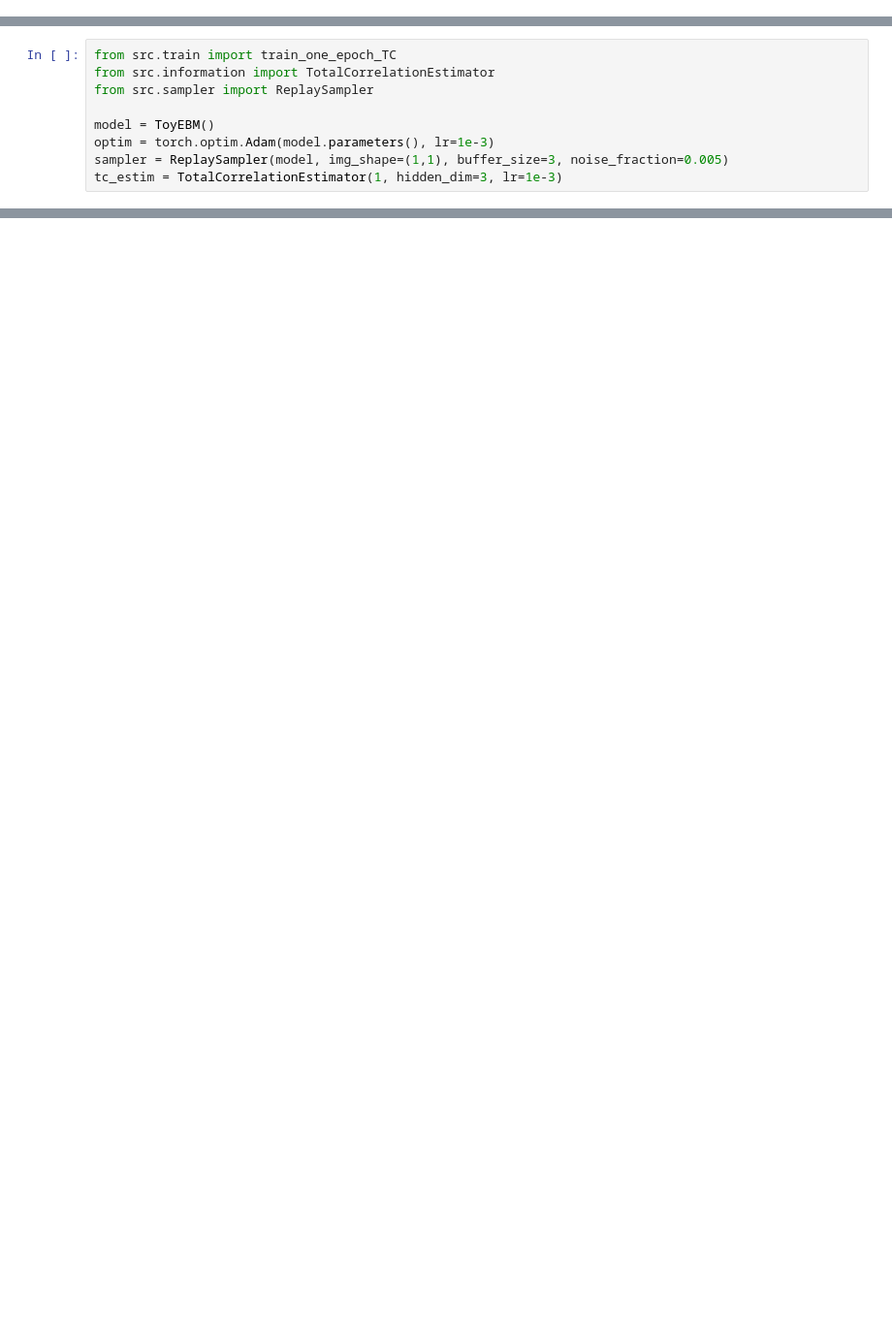
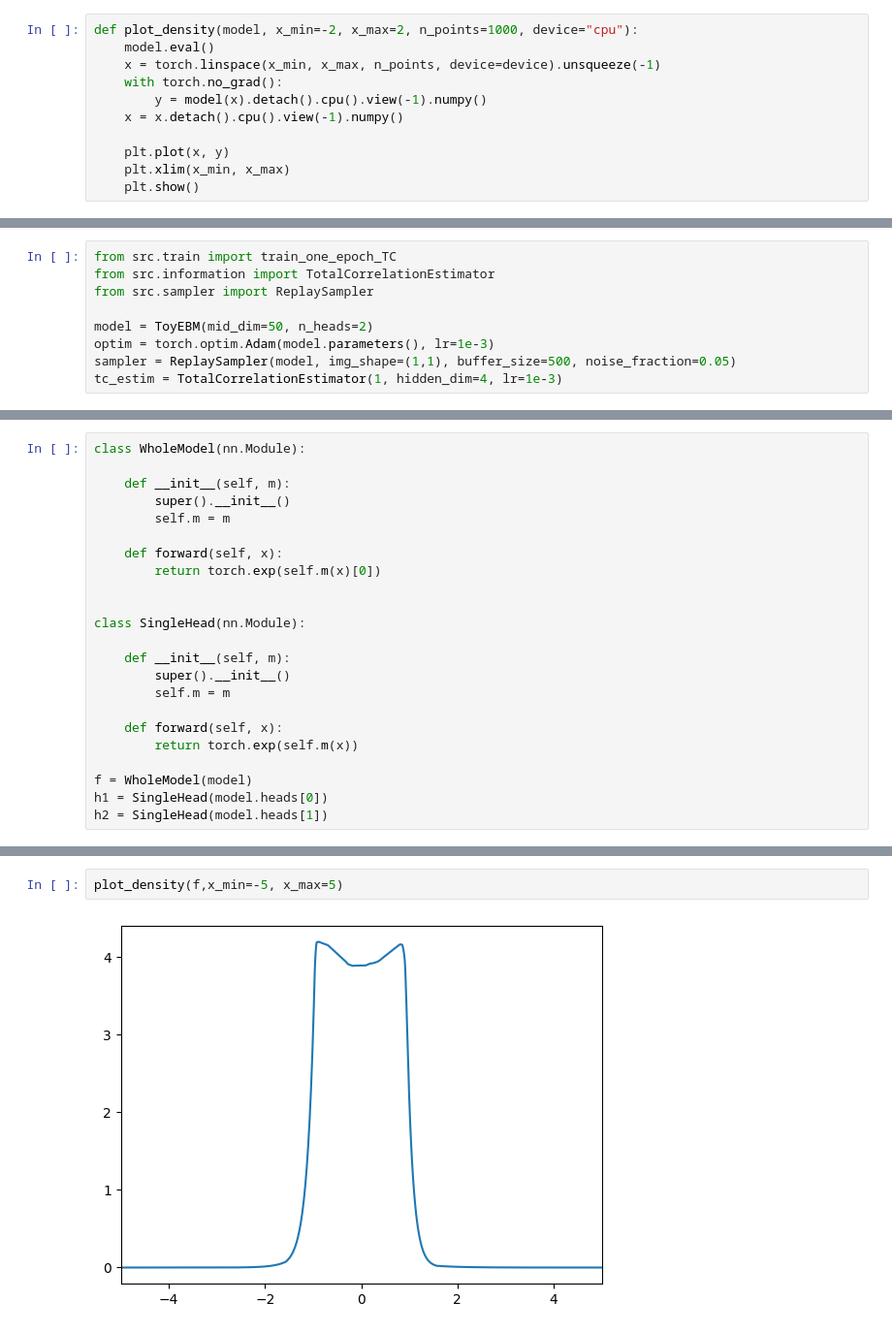
Before and after one commit to marco-cartago/EbmFcT, a Jupyter notebook: toy_example.ipynb, the cells around one changed output, grey strips where cells are left out. Shown at 97% size. Drawn from its saved outputs; the diff is of its cells as text; blank space fills up the shorter version.

```diff
--- a/toy_example.ipynb
+++ b/toy_example.ipynb
@@ -93,2 +52,13 @@ def sample_from_1d_density(density_fn, n_samples, x_max=20.0, batch_size=32, M=2
+# %%
+def plot_density(model, x_min=-2, x_max=2, n_points=1000, device="cpu"):
+    model.eval()
+    x = torch.linspace(x_min, x_max, n_points, device=device).unsqueeze(-1)
+    with torch.no_grad():
+        y = model(x).detach().cpu().view(-1).numpy()
+    x = x.detach().cpu().view(-1).numpy()
+
+    plt.plot(x, y)
+    plt.xlim(x_min, x_max)
+    plt.show()
 # %%
 def strange_density(x: torch.Tensor) -> torch.Tensor:
@@ -114,7 +75,7 @@ from src.train import train_one_epoch_TC
 from src.information import TotalCorrelationEstimator
 from src.sampler import ReplaySampler
 
-model = ToyEBM()
+model = ToyEBM(mid_dim=50, n_heads=2)
 optim = torch.optim.Adam(model.parameters(), lr=1e-3)
-sampler = ReplaySampler(model, img_shape=(1,1), buffer_size=3, noise_fraction=0.005)
-tc_estim = TotalCorrelationEstimator(1, hidden_dim=3, lr=1e-3)
+sampler = ReplaySampler(model, img_shape=(1,1), buffer_size=500, noise_fraction=0.05)
+tc_estim = TotalCorrelationEstimator(1, hidden_dim=4, lr=1e-3)
@@ -147,0 +143,23 @@ IndexError: Dimension out of range (expected to be in range of [-1, 0], but got
+# %%
+class WholeModel(nn.Module):
+
+    def __init__(self, m):
+        super().__init__()
+        self.m = m
+
+    def forward(self, x):
+        return torch.exp(self.m(x)[0])
+
+
+class SingleHead(nn.Module):
+
+    def __init__(self, m):
+        super().__init__()
+        self.m = m
+
+    def forward(self, x):
+        return torch.exp(self.m(x))
+
+f = WholeModel(model)
+h1 = SingleHead(model.heads[0])
+h2 = SingleHead(model.heads[1])
@@ -147,0 +168,4 @@ IndexError: Dimension out of range (expected to be in range of [-1, 0], but got
+# %%
+plot_density(f,x_min=-5, x_max=5)
+# %% [output]
+[figure, added]
```
Also changed, not shown: parts of 15 cells of this notebook.
